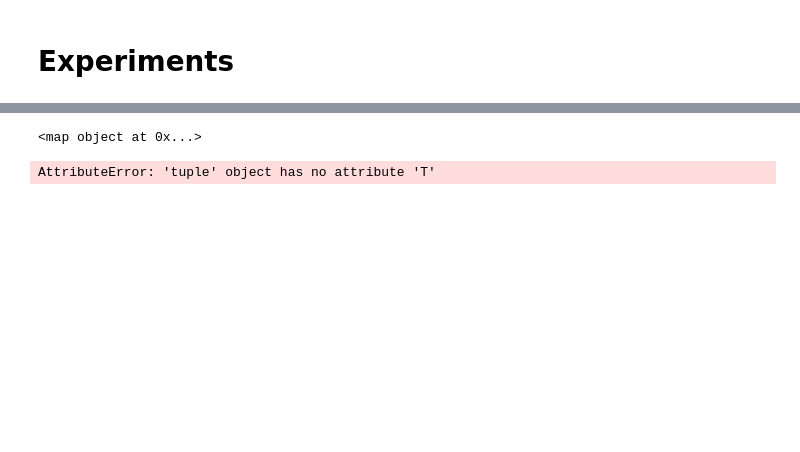
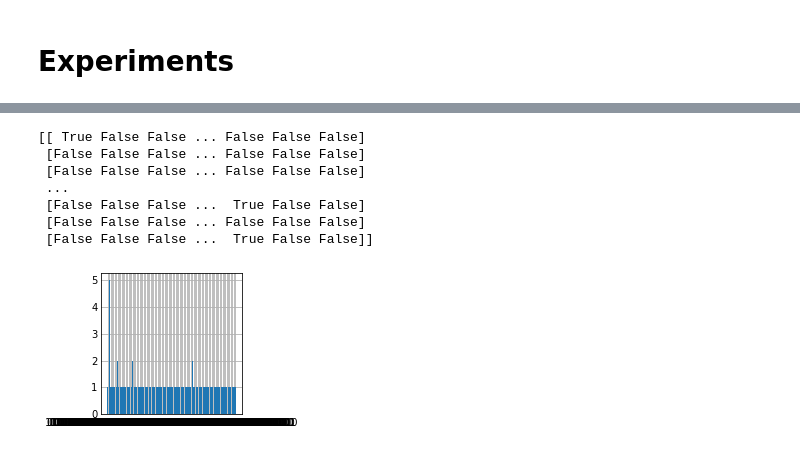
Before and after one commit to ironak/GaussianBosonSampling, a Jupyter notebook: gbs.ipynb, the cells around one changed output, grey strips where cells are left out. Cells and saved outputs as stored; diff of their text form; code cells hidden in the pictures; blank space fills up the shorter version.

```diff
--- a/gbs.ipynb
+++ b/gbs.ipynb
@@ -1,10 +1,13 @@
 # %%
 #!pip install permanent
 # %%
+import matplotlib.pyplot as plt
+plt.style.use('_mpl-gallery')
+
+import math
 import numpy as np
 from numpy import sqrt, exp, cos, sin, cosh, sinh, conj
 from numpy.linalg import qr
-import math
 from collections import Counter
 from permanent import permanent
 from functools import cache
@@ -109,7 +177,10 @@ def ent(N: int, r: float, t=1, phase=0):
     N is the number of samples
     r is the squeezing strength (non-negative)
     t (type) is 1 or 2
-    phase is in degrees.'''
+    phase is in degrees.
+
+    Returns a tuple of two 2 x N matrices representing entangled
+        light with horizonal and vertical polarization modes.'''
 
     # convert degrees to radians
     phase = phase * np.pi/180
@@ -388,9 +497,3 @@ print(np.kron(np.eye(2), np.ones((2,2))))   # kronecker product
  [1. 1. 0. 0.]
  [0. 0. 1. 1.]
  [0. 0. 1. 1.]]
-# %%
-def temp():
-    return [1,2,3]
-
-a,b,c = temp()
-print(a,b,c)
@@ -569,20 +730,42 @@ hsu_haar = get_hilbert_space_unitary_matrix(U, 1, True)
 # %%
-def spoof_haar(num_src, N=100):
+def spoof_haar(num_src, N=1000):
     m = 2*num_src
     ents = [ent(N, r=1) for i in range(num_src)]
     l_ents = np.concatenate(tuple([ent[0] for ent in ents]))
     r_ents = np.concatenate(tuple([ent[1] for ent in ents]))
     haar_U = qr_haar(m)
     r_ents = haar_U @ r_ents
-    return meas_all_2(l_ents, detect_model=many_mode_detector), meas_all_2(r_ents, detect_model=many_mode_detector)
+    return threshold_detector(l_ents), threshold_detector(r_ents)
 # %%
-l_res, r_res = spoof_haar(10)
+l_res, r_res = spoof_haar(10, N=100)
 print(l_res)
-print_all_coincidence_counts(l_res)
-print_all_coincidence_counts(r_res)
+
+def tup_to_bin(tup):
+    return "".join(str(int(item)) for item in tup)
+
+lcounts = get_all_coincidence_counts(l_res)
+sortedCounts = []
+bins = []
+counts = []
+for tup in lcounts:
+    bins.append(tup_to_bin(tup))
+    counts.append(lcounts[tup])
+    sortedCounts.append((lcounts[tup], tup_to_bin(tup)))
+plt.bar(bins, counts)
+plt.show()
+# print(sorted(sortedCounts, reverse=True))
+# print(get_all_coincidence_counts(r_res))
+# print_all_coincidence_counts(l_res)
+# print_all_coincidence_counts(r_res)
 # %% [output]
-<map object at 0x...>
+[[ True False False ... False False False]
+ [False False False ... False False False]
+ [False False False ... False False False]
+ ...
+ [False False False ...  True False False]
+ [False False False ... False False False]
+ [False False False ...  True False False]]
-AttributeError: 'tuple' object has no attribute 'T'
+[figure, added]
 # %%
 print(ent(17,r=1))
 # %% [output]
```
Also changed, not shown: parts of 62 cells of this notebook.
